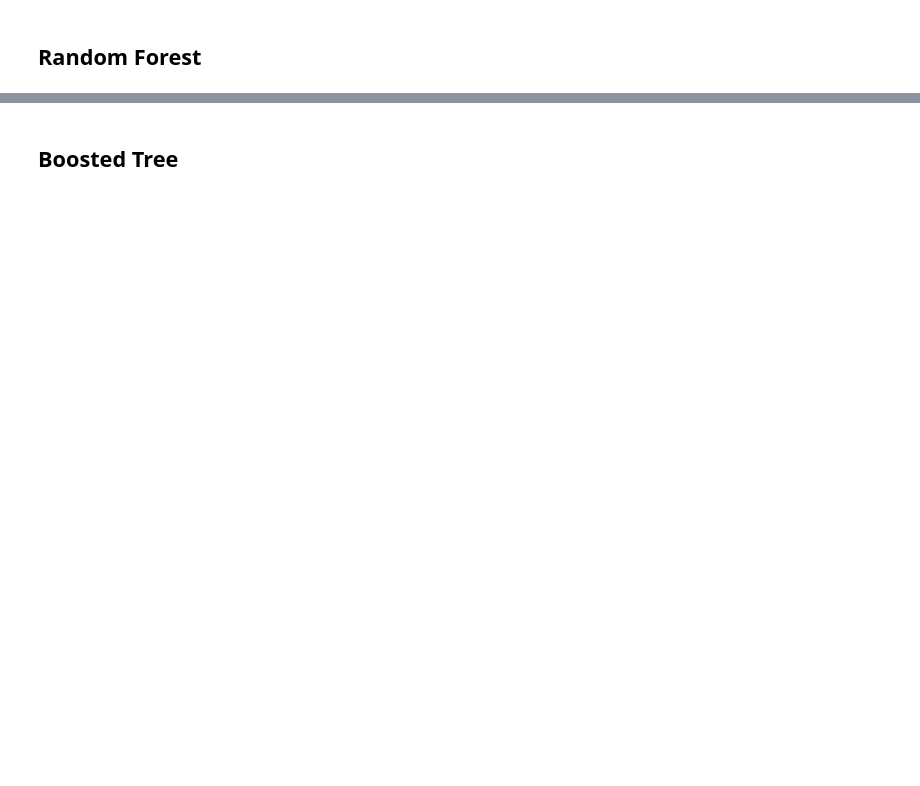
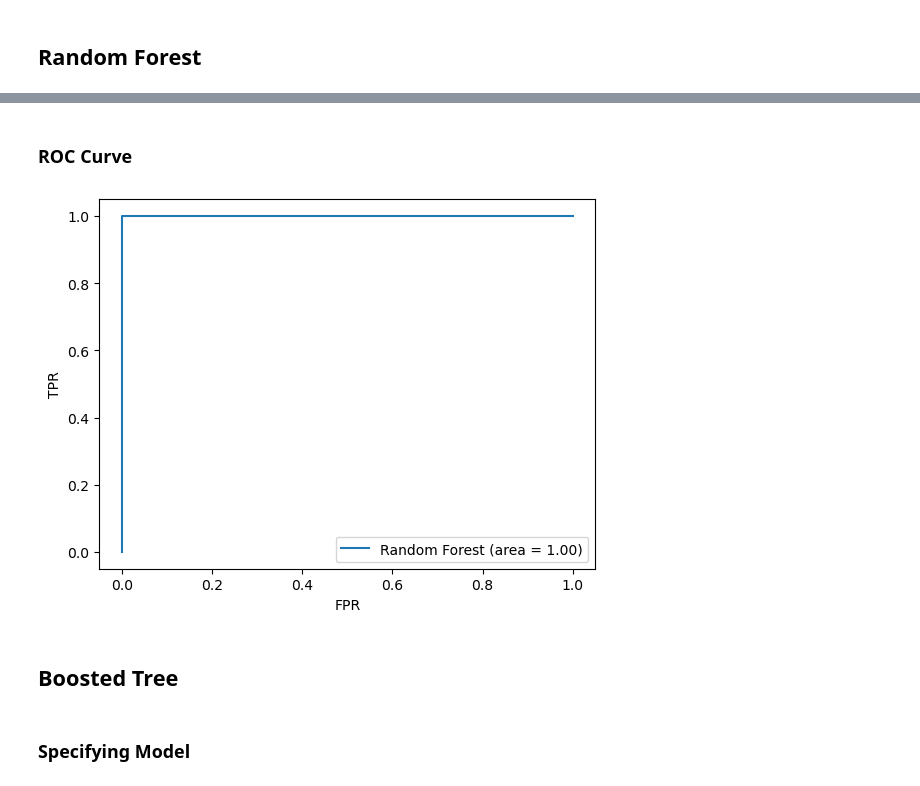
Before and after one commit to mpabbathi/churn-orbit, a Jupyter notebook: Models.ipynb, the cells around one changed output, grey strips where cells are left out. Drawn from its saved outputs; the diff is of its cells as text; code cells hidden in the pictures; blank space fills up the shorter version.

```diff
--- a/Models.ipynb
+++ b/Models.ipynb
@@ -184,0 +216,31 @@ plt.show()
+# %%
+# rf_spec = RandomForestClassifier(random_state=20)
+
+# rf_pipeline = Pipeline([
+#     ('preprocessor', preprocessor),
+#     ('rf', rf_spec)
+# ])
+
+# rf_param_grid = {
+#     'rf__n_estimators': [50, 100, 200],  # Number of trees in the forest
+#     'rf__max_depth': [None, 10, 20, 30],  # Maximum depth of trees
+#     'rf__min_samples_split': [2, 5, 10],  # Minimum samples required to split an internal node
+#     'rf__min_samples_leaf': [1, 2, 4],    # Minimum samples required to be at a leaf node
+#     'rf__max_features': ['auto', 'sqrt', 'log2'],  # Number of features to consider for best split
+#     'rf__bootstrap': [True, False]  # Whether bootstrap samples are used when building trees
+# }
+
+# rf_grid_search = GridSearchCV(
+#     rf_pipeline,
+#    rf_param_grid,
+#     cv=cv,
+#     n_jobs=-1,
+#     scoring='roc_auc'
+# )
+
+# rf_grid_search.fit(X_train, y_train)
+
+# best_model = rf_grid_search.best_estimator_
+# joblib.dump(best_model, 'best_rf_model.pkl')
+rf_best_model = joblib.load('best_rf_model.pkl')
+y_pred_rf = rf_best_model.predict(X_train)
@@ -185,2 +257,17 @@ plt.show()
+# %% [markdown]
+### ROC Curve
+# %%
+rf_roc_auc = roc_auc_score(y_train, y_pred_rf)
+fpr, tpr, thresholds = roc_curve(y_train, rf_best_model.predict_proba(X_train)[:,1])
+plt.figure()
+plt.plot(fpr, tpr, label='Random Forest (area = %0.2f)' % rf_roc_auc)
+plt.legend(loc="lower right")
+plt.xlabel('FPR')
+plt.ylabel('TPR')
+plt.show()
+# %% [output]
+[figure, added]
 # %% [markdown]
 ## Boosted Tree
+# %% [markdown]
+### Specifying Model
```
Also changed, not shown: parts of 11 cells of this notebook.
